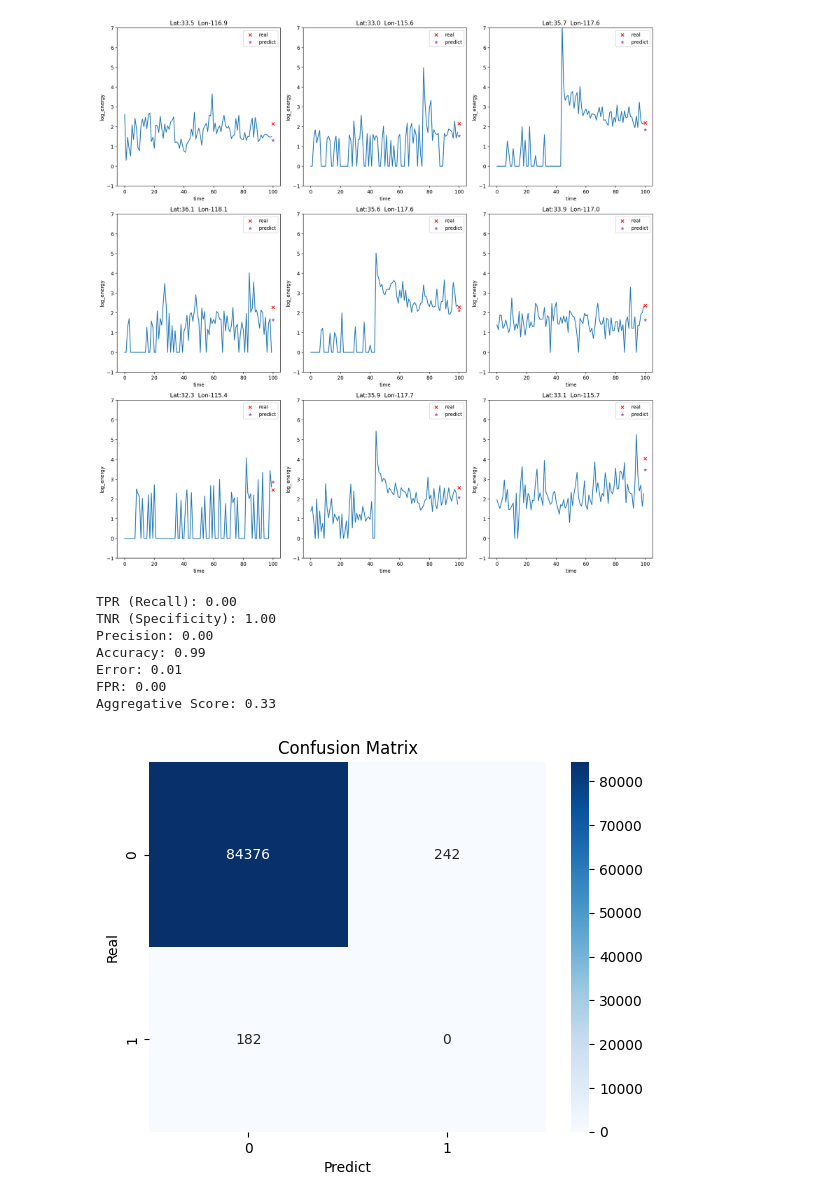
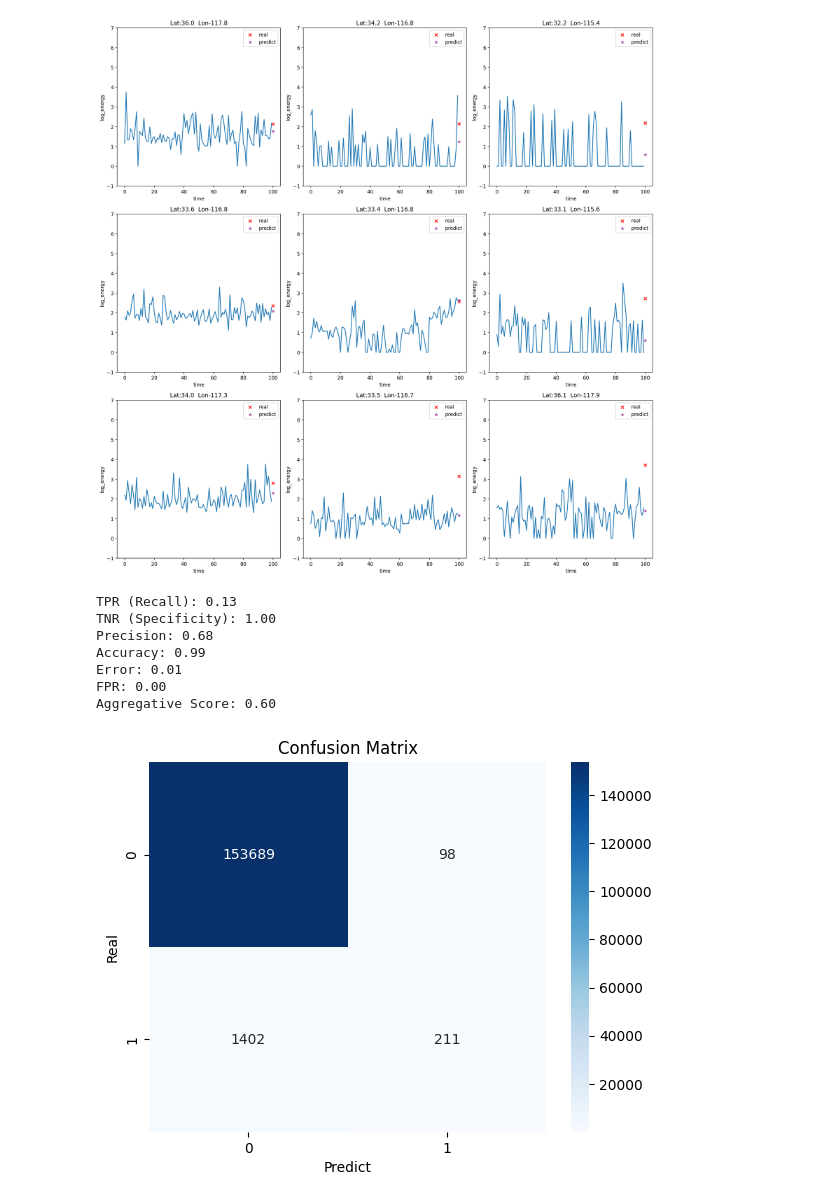
Before and after one commit to lhhhappy/Earthquake_predictor, a Jupyter notebook: inference.ipynb, the cells around one changed output. Saved outputs shown, nothing was run; the diff lists cells and outputs as text; code cells hidden in the pictures.

Commit message:
tssloss and baseline model

```diff
--- a/inference.ipynb
+++ b/inference.ipynb
@@ -24,5 +24,8 @@ train_dataset, val_dataset= get_dataset(
         time_resolution=14,
         earthquake_catalog_window=1400,
         train_percentage=0.9,
+        start_date="2017-01-01",
+        last_date="2024-01-01",
+        val_date="2021-09-04"
         )
 # %% [output]
@@ -38,11 +39,11 @@ len(train_dataset), len(val_dataset)
 # %%
 # model_dir = "/home/linhang/workbench/workbench/Earthquake_predictor/Result/"
-# with open("model_params.json", 'r') as f:
+# with open("Result/Pretrain_ES_net_mixer_california/Hyperparameters/model_params.json", 'r') as f:
 #     model_par = json.load(f)
-# model = LightingModel(model = ES_net_mixer, lr = None, max_epoch=None,loss_fns=None,**model_par).to("cuda:2")
+# model = LightingModel(model = ES_net_mixer, lr = None, max_epoch=None,loss_fns=None,**model_par).to("cuda:0")
 # model.initial_model("Result/Pretrain_ES_net_mixer_california/checkpoints/Val-epoch=01-val_loss=0.47.ckpt").to("cuda:2")
 # model.eval()
-model = LightingModel.load_from_checkpoint("/home/linhang/workbench/workbench/Earthquake_predictor/Result/Pretrain_ES_net_mixer_california/checkpoints/last.ckpt",map_location=torch.device("cuda:2"))
+model = LightingModel.load_from_checkpoint("/home/linhang/workbench/workbench/Earthquake_predictor/Result/Scratch/Scratch_ES_net_mixer_california_Light/checkpoints/last.ckpt",map_location=torch.device("cuda:2"))
 model.eval()
 # %% [output]
 LightingModel(
@@ -65,12 +66,12 @@ LightingModel(
 # %%
 
 train_loader = DataLoader(
-    train_dataset, batch_size=4, shuffle=True, collate_fn=train_dataset.collate_fn,num_workers=64
+    train_dataset, batch_size=4, shuffle=False, collate_fn=train_dataset.collate_fn,num_workers=64
 )
 val_loader = DataLoader(
     val_dataset, batch_size=4, shuffle=False, collate_fn=val_dataset.collate_fn,num_workers=64
 )
 # %%
-use_loader = val_loader
+use_loader = train_loader
 # %%
 sample_batch = next(iter(use_loader))
@@ -97,7 +98,7 @@ for i in range(9):
 plt.tight_layout()
 plt.show()
 # %% [output]
-[figure, old version]
+[figure, new version]
 # %%
 energy_predict_all = []
 earthquake_future_all = []
@@ -115,16 +116,16 @@ earthquake_future_all = torch.cat(earthquake_future_all)
 energy_history_all = torch.cat(energy_history_all)
 earthquake_happen_all = torch.cat(earthquake_happen_all)
 # %%
-energy_predict,earthquake_target = plot_confusion_matrix(energy_predict_all,earthquake_future_all)
+energy_predict,earthquake_target = plot_confusion_matrix(energy_predict_all,earthquake_future_all,threshold=3.5)
 # %% [output]
-TPR (Recall): 0.00
+TPR (Recall): 0.13
 TNR (Specificity): 1.00
-Precision: 0.00
+Precision: 0.68
 Accuracy: 0.99
 Error: 0.01
 FPR: 0.00
-Aggregative Score: 0.33
+Aggregative Score: 0.60
-[figure, old version]
+[figure, new version]
 # %%
 plot_error(energy_predict,earthquake_target,0.2)
 # %% [output]
```
Also changed, not shown: parts of 8 cells of this notebook, 58 other files.
